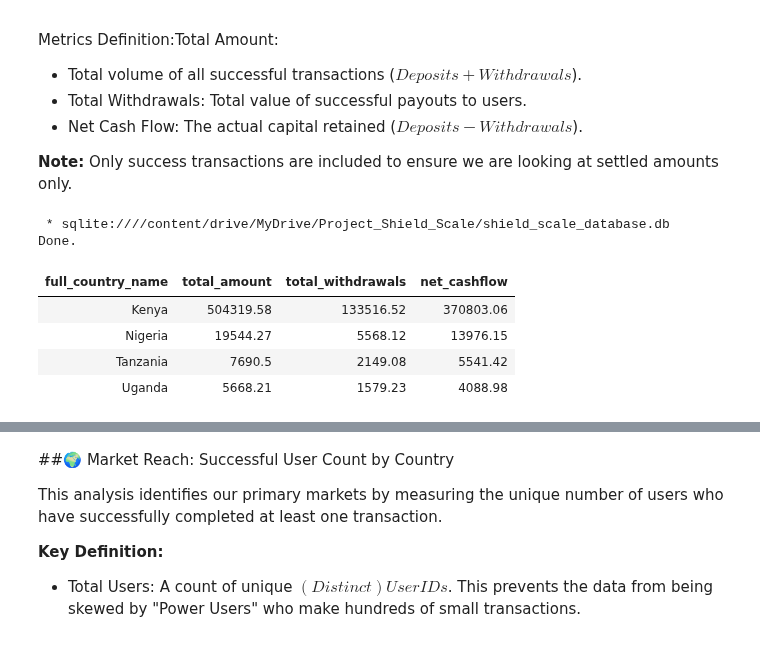
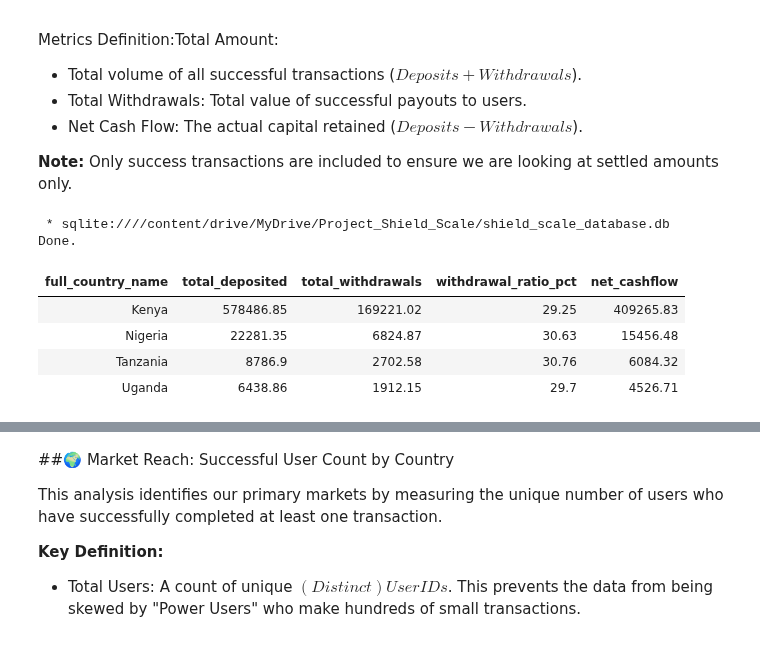
Before and after one commit to mutumaian29/payments-intelligence, a Jupyter notebook: Fraud_and_Monitoring(Project_Shield_and_Scale).ipynb, the cells around one changed output, grey strips where cells are left out. Cells and saved outputs as stored; diff of their text form; code cells hidden in the pictures.

```diff
--- a/Fraud_and_Monitoring(Project_Shield_and_Scale).ipynb
+++ b/Fraud_and_Monitoring(Project_Shield_and_Scale).ipynb
@@ -217,26 +255,23 @@ Metrics Definition:Total Amount:
 **Note:** Only success transactions are included to ensure we are looking at settled amounts only.
 # %%
 %%sql
-
-WITH cashflow AS (
-
-SELECT full_country_name, ROUND(SUM("standard_amount(USD)"),2) AS total_amount,
-       ROUND(SUM(CASE WHEN transaction_type_clean = 'withdrawal' THEN "standard_amount(USD)" ELSE 0 END),2) AS total_withdrawals
+SELECT
+    full_country_name,
+    ROUND(SUM(`standard_amount(USD)`), 2) AS total_deposited,
+    ROUND(SUM(CASE WHEN transaction_type = 'withdrawal' THEN `standard_amount(USD)` ELSE 0 END), 2) AS total_withdrawals,
+    ROUND(
+        (SUM(CASE WHEN transaction_type = 'withdrawal' THEN `standard_amount(USD)` ELSE 0 END) /
+         SUM(`standard_amount(USD)`)) * 100, 2
+    ) AS withdrawal_ratio_pct,
+    ROUND(SUM(`standard_amount(USD)`) - SUM(CASE WHEN transaction_type = 'withdrawal' THEN `standard_amount(USD)` ELSE 0 END), 2) AS net_cashflow
 FROM payments
-WHERE status_clean = 'success'
-GROUP BY full_country_name
-ORDER BY total_amount DESC
-)
-SELECT full_country_name,
-       total_amount,
-       total_withdrawals,
-       ROUND((total_amount-total_withdrawals),2) AS net_cashflow
-FROM cashflow;
+GROUP BY 1
+ORDER BY total_deposited DESC;
 # %% [output]
  * sqlite:////content/drive/MyDrive/Project_Shield_Scale/shield_scale_database.db
 Done.
-| full_country_name | total_amount | total_withdrawals | net_cashflow |
-| Kenya | 504319.58 | 133516.52 | 370803.06 |
-| Nigeria | 19544.27 | 5568.12 | 13976.15 |
-| Tanzania | 7690.5 | 2149.08 | 5541.42 |
-| Uganda | 5668.21 | 1579.23 | 4088.98 |
+| full_country_name | total_deposited | total_withdrawals | withdrawal_ratio_pct | net_cashflow |
+| Kenya | 578486.85 | 169221.02 | 29.25 | 409265.83 |
+| Nigeria | 22281.35 | 6824.87 | 30.63 | 15456.48 |
+| Tanzania | 8786.9 | 2702.58 | 30.76 | 6084.32 |
+| Uganda | 6438.86 | 1912.15 | 29.7 | 4526.71 |
```
Also changed, not shown: parts of 36 cells of this notebook.
